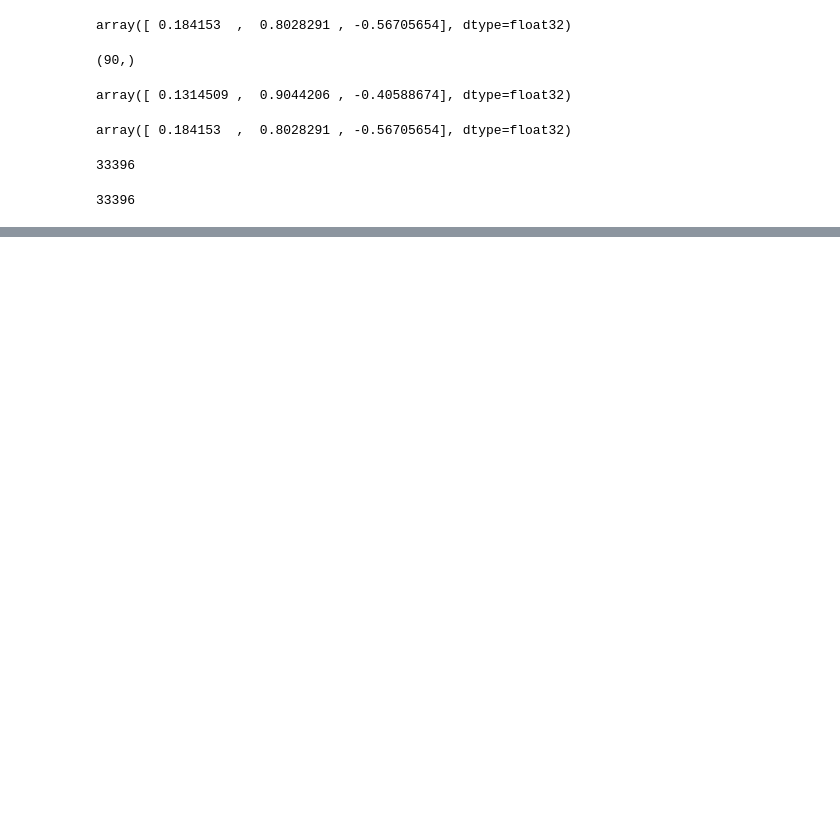
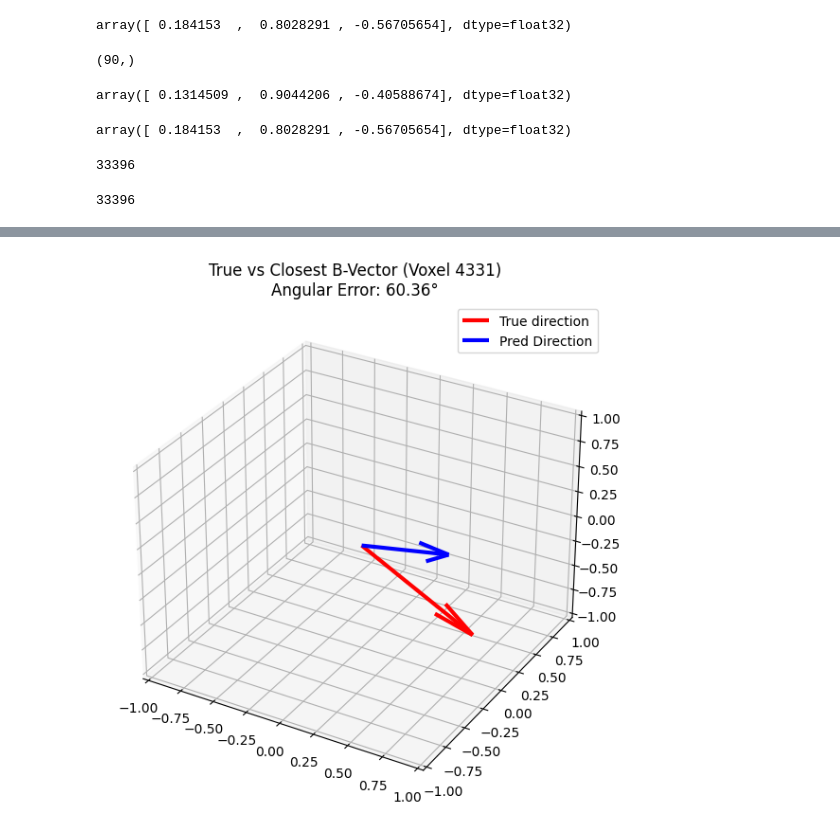
Before and after one commit to DotBion/brain-fibers, a Jupyter notebook: voxel-diclassify-2.ipynb, the cells around one changed output, grey strips where cells are left out. Drawn from its saved outputs; the diff is of its cells as text; code cells hidden in the pictures; blank space fills up the shorter version.

```diff
--- a/voxel-diclassify-2.ipynb
+++ b/voxel-diclassify-2.ipynb
@@ -517,0 +729,53 @@ len(angular_errors_deg)
+# %%
+# voxel_idx = 0
+
+# # Extract bvecs and normalize
+# bvecs = X[voxel_idx, :, 2:5]
+# print(len(bvecs))
+# bvecs = np.append(bvecs,-bvecs, axis=0)
+# print(len(bvecs))
+# bvecs = bvecs / np.linalg.norm(bvecs, axis=1, keepdims=True)
+
+# # Extract true direction and normalize
+# true_dir = Y[voxel_idx]
+# true_dir = true_dir / np.linalg.norm(true_dir)
+
+# # Cosine similarity with all bvecs
+# cos_sim = bvecs @ true_dir
+# best_idx = np.argmax(cos_sim)
+# best_bvec = bvecs[best_idx]
+
+# # Angular error
+# angle_rad = np.arccos(np.clip(np.dot(best_bvec, true_dir), -1.0, 1.0))
+# angle_deg = np.degrees(angle_rad)
+
+# # Print results
+# print(f"Voxel {voxel_idx}: Best matching bvec index = {best_idx}")
+# print(f"Angular error = {angle_deg:.2f}°")
+
+# # Plot true direction and best bvec
+i = 4331
+pred_vec = X[i][np.argmax(probs[i])][2:]
+true_vec = Y[i]
+fig = plt.figure(figsize=(7, 6))
+ax = fig.add_subplot(111, projection="3d")
+
+# ax.quiver(0, 0, 0, true_dir[0], true_dir[1], true_dir[2],
+#           color='red', linewidth=3, label='True direction')
+# ax.quiver(0, 0, 0, best_bvec[0], best_bvec[1], best_bvec[2],
+#           color='blue', linewidth=3, label='Closest bvec')
+
+ax.quiver(0, 0, 0, true_vec[0], true_vec[1], true_vec[2],
+          color='red', linewidth=3, label='True direction')
+ax.quiver(0, 0, 0, pred_vec[0], pred_vec[1], pred_vec[2],color='blue', linewidth=3, label='Pred Direction')
+
+error = np.degrees(calculate_angular_error(true_vec, pred_vec))
+ax.set_title(f"True vs Closest B-Vector (Voxel {voxel_idx})\nAngular Error: {error:.2f}°")
+ax.set_xlim([-1, 1])
+ax.set_ylim([-1, 1])
+ax.set_zlim([-1, 1])
+ax.legend()
+plt.tight_layout()
+plt.show()
+# %% [output]
+[figure, added]
```
Also changed, not shown: parts of 31 cells of this notebook.
